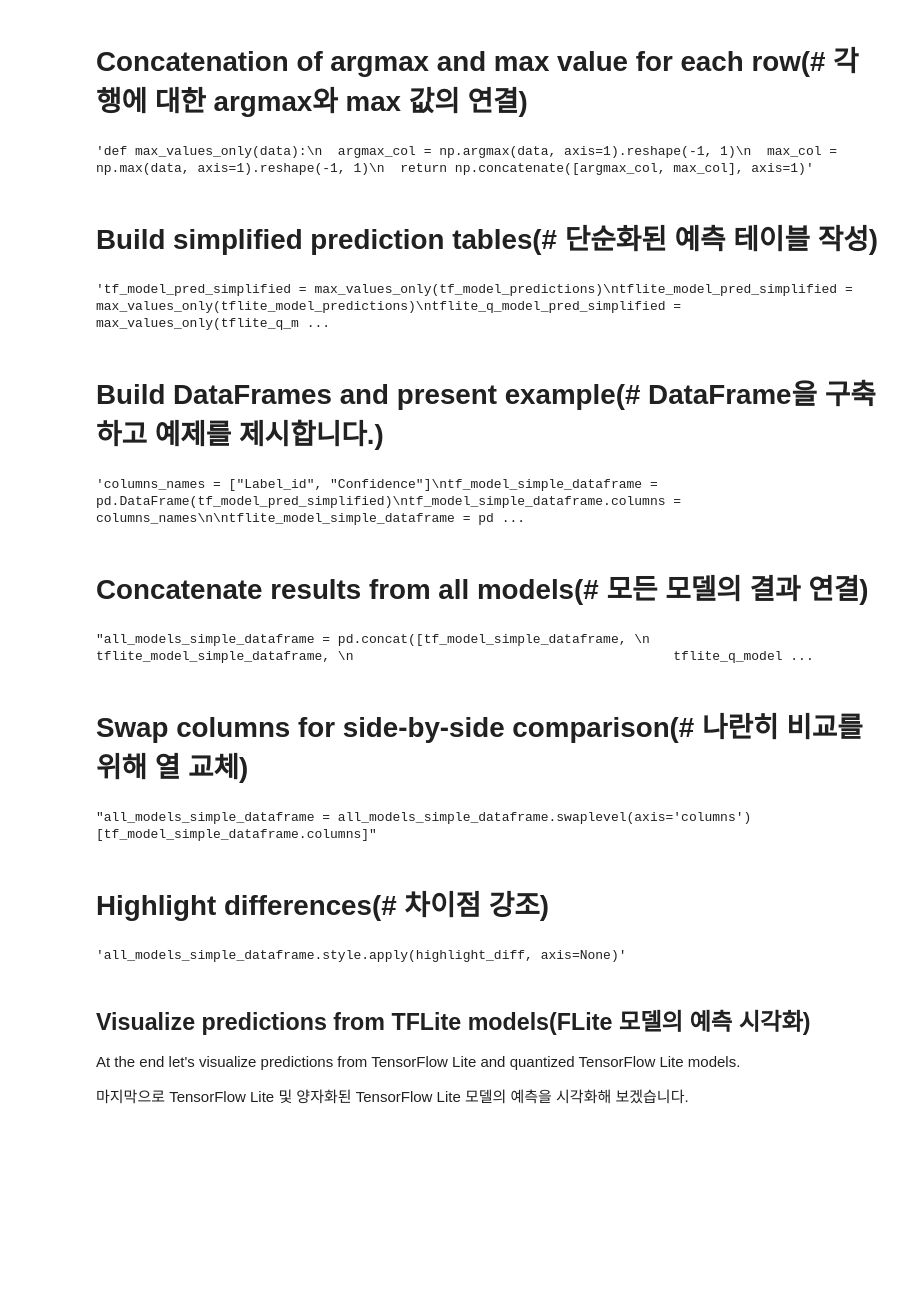
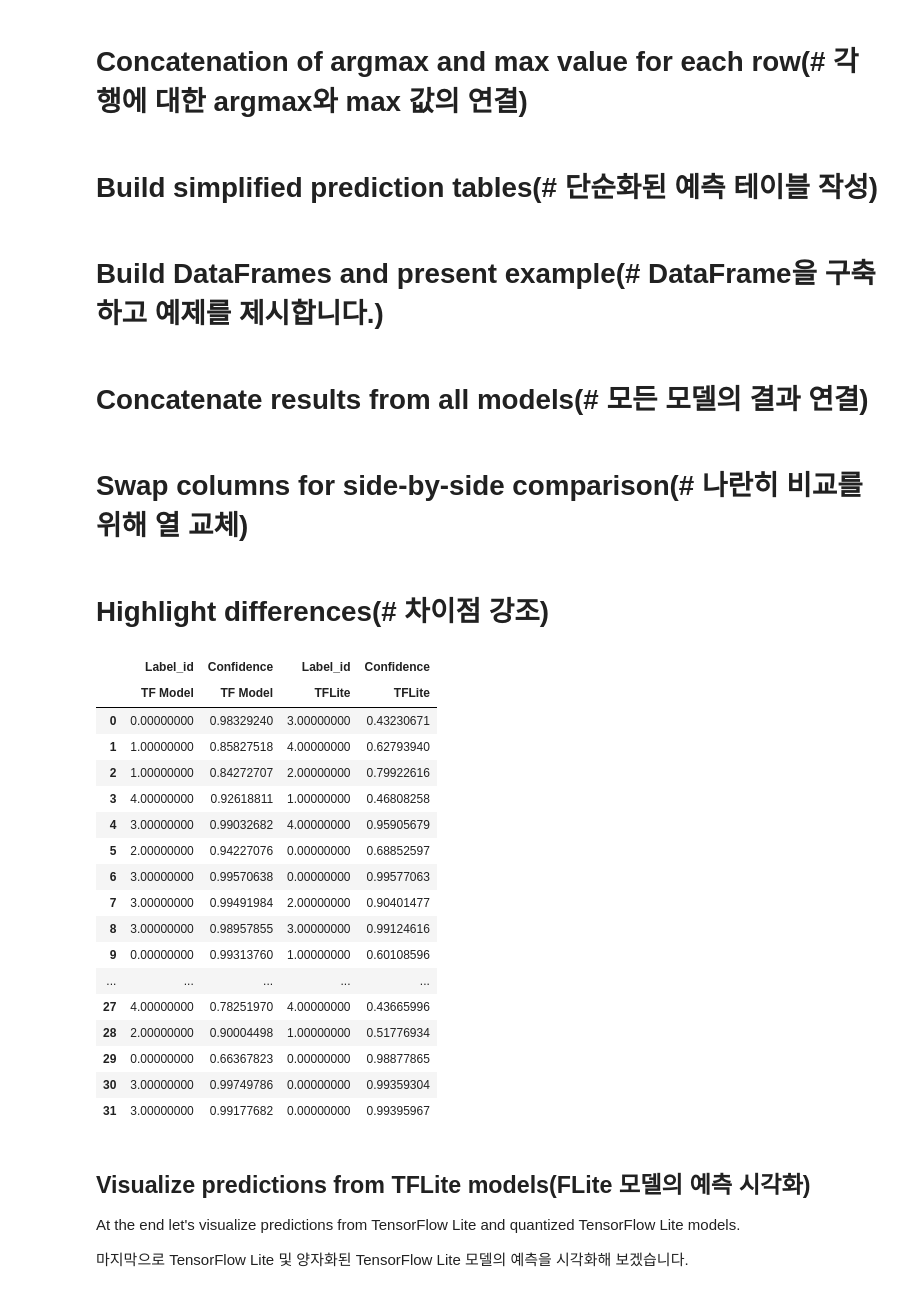
Before and after one commit to YujinCHACHA/DNA_test1, a Jupyter notebook: Testing_TFLite_model_v2_sound_tf_fin_del_lite.ipynb, the cells around one changed output. Saved outputs shown, nothing was run; the diff lists cells and outputs as text; code cells hidden in the pictures; blank space fills up the shorter version.

```diff
--- a/Testing_TFLite_model_v2_sound_tf_fin_del_lite.ipynb
+++ b/Testing_TFLite_model_v2_sound_tf_fin_del_lite.ipynb
@@ -547,26 +873,22 @@ To make prediction results even more readable, let's simplify dataframes, to sho
 # %% [markdown]
 # Concatenation of argmax and max value for each row(# 각 행에 대한 argmax와 max 값의 연결)
 # %%
-'''def max_values_only(data):
+def max_values_only(data):
   argmax_col = np.argmax(data, axis=1).reshape(-1, 1)
   max_col = np.max(data, axis=1).reshape(-1, 1)
-  return np.concatenate([argmax_col, max_col], axis=1)'''
+  return np.concatenate([argmax_col, max_col], axis=1)
-# %% [output]
-'def max_values_only(data):\n  argmax_col = np.argmax(data, axis=1).reshape(-1, 1)\n  max_col = np.max(data, axis=1).reshape(-1, 1)\n  return np.concatenate([argmax_col, max_col], axis=1)'
 # %% [markdown]
 # Build simplified prediction tables(# 단순화된 예측 테이블 작성)
 # %%
-'''tf_model_pred_simplified = max_values_only(tf_model_predictions)
+#tf_model_pred_simplified = max_values_only(tf_model_predictions)
 tflite_model_pred_simplified = max_values_only(tflite_model_predictions)
-tflite_q_model_pred_simplified = max_values_only(tflite_q_model_predictions)'''
+tflite_q_model_pred_simplified = max_values_only(tflite_q_model_predictions)
-# %% [output]
-'tf_model_pred_simplified = max_values_only(tf_model_predictions)\ntflite_model_pred_simplified = max_values_only(tflite_model_predictions)\ntflite_q_model_pred_simplified = max_values_only(tflite_q_m ...
 # %% [markdown]
 # Build DataFrames and present example(# DataFrame을 구축하고 예제를 제시합니다.)
 # %%
-'''columns_names = ["Label_id", "Confidence"]
-tf_model_simple_dataframe = pd.DataFrame(tf_model_pred_simplified)
-tf_model_simple_dataframe.columns = columns_names
+columns_names = ["Label_id", "Confidence"]
+#tf_model_simple_dataframe = pd.DataFrame(tf_model_pred_simplified)
+#tf_model_simple_dataframe.columns = columns_names
 
 tflite_model_simple_dataframe = pd.DataFrame(tflite_model_pred_simplified)
 tflite_model_simple_dataframe.columns = columns_names
@@ -574,31 +896,42 @@ tflite_model_simple_dataframe.columns = columns_names
 tflite_q_model_simple_dataframe = pd.DataFrame(tflite_q_model_pred_simplified)
 tflite_q_model_simple_dataframe.columns = columns_names
 
-tf_model_simple_dataframe.head()'''
+#tf_model_simple_dataframe.head()
-# %% [output]
-'columns_names = ["Label_id", "Confidence"]\ntf_model_simple_dataframe = pd.DataFrame(tf_model_pred_simplified)\ntf_model_simple_dataframe.columns = columns_names\n\ntflite_model_simple_dataframe = pd ...
 # %% [markdown]
 # Concatenate results from all models(# 모든 모델의 결과 연결)
 # %%
-'''all_models_simple_dataframe = pd.concat([tf_model_simple_dataframe,
+all_models_simple_dataframe = pd.concat([#tf_model_simple_dataframe,
                                          tflite_model_simple_dataframe,
                                          tflite_q_model_simple_dataframe],
                                         keys=['TF Model', 'TFLite', 'TFLite quantized'],
-                                        axis='columns')'''
+                                        axis='columns')
-# %% [output]
-"all_models_simple_dataframe = pd.concat([tf_model_simple_dataframe, \n                                         tflite_model_simple_dataframe, \n                                         tflite_q_model ...
 # %% [markdown]
 # Swap columns for side-by-side comparison(# 나란히 비교를 위해 열 교체)
 # %%
-'''all_models_simple_dataframe = all_models_simple_dataframe.swaplevel(axis='columns')[tf_model_simple_dataframe.columns]'''
+all_models_simple_dataframe = all_models_simple_dataframe.swaplevel(axis='columns')#[tf_model_simple_dataframe.columns]
-# %% [output]
-"all_models_simple_dataframe = all_models_simple_dataframe.swaplevel(axis='columns')[tf_model_simple_dataframe.columns]"
 # %% [markdown]
 # Highlight differences(# 차이점 강조)
 # %%
-'''all_models_simple_dataframe.style.apply(highlight_diff, axis=None)'''
+all_models_simple_dataframe.style.apply(highlight_diff, axis=None)
 # %% [output]
-'all_models_simple_dataframe.style.apply(highlight_diff, axis=None)'
+|  | Label_id | Confidence | Label_id | Confidence |
+|  | TF Model | TF Model | TFLite | TFLite |
+| 0 | 0.00000000 | 0.98329240 | 3.00000000 | 0.43230671 |
+| 1 | 1.00000000 | 0.85827518 | 4.00000000 | 0.62793940 |
+| 2 | 1.00000000 | 0.84272707 | 2.00000000 | 0.79922616 |
+| 3 | 4.00000000 | 0.92618811 | 1.00000000 | 0.46808258 |
+| 4 | 3.00000000 | 0.99032682 | 4.00000000 | 0.95905679 |
+| 5 | 2.00000000 | 0.94227076 | 0.00000000 | 0.68852597 |
+| 6 | 3.00000000 | 0.99570638 | 0.00000000 | 0.99577063 |
+| 7 | 3.00000000 | 0.99491984 | 2.00000000 | 0.90401477 |
+| 8 | 3.00000000 | 0.98957855 | 3.00000000 | 0.99124616 |
+| 9 | 0.00000000 | 0.99313760 | 1.00000000 | 0.60108596 |
+| ... | ... | ... | ... | ... |
+| 27 | 4.00000000 | 0.78251970 | 4.00000000 | 0.43665996 |
+| 28 | 2.00000000 | 0.90004498 | 1.00000000 | 0.51776934 |
+| 29 | 0.00000000 | 0.66367823 | 0.00000000 | 0.98877865 |
+| 30 | 3.00000000 | 0.99749786 | 0.00000000 | 0.99359304 |
+| 31 | 3.00000000 | 0.99177682 | 0.00000000 | 0.99395967 |
 # %% [markdown]
 ## Visualize predictions from TFLite models(FLite 모델의 예측 시각화)
 
```
Also changed, not shown: parts of 66 cells of this notebook.
